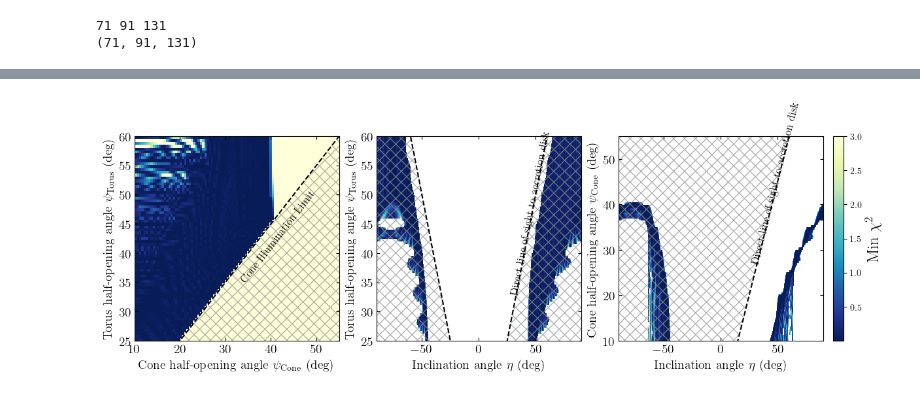
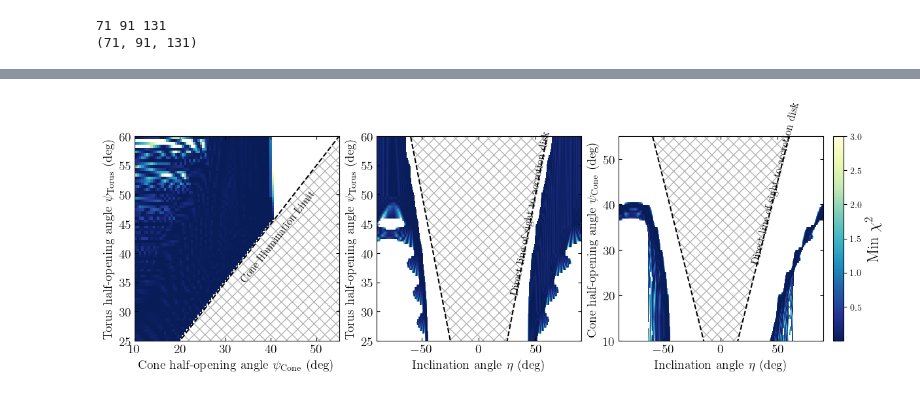
Before and after one commit to rjassef/Impol_BHDs_repo, a Jupyter notebook: plots/SKIRTOR_fit_onesided/fit_pfrac.W0204.ipynb, the cells around one changed output, grey strips where cells are left out. Saved outputs shown, nothing was run; the diff lists cells and outputs as text; code cells hidden in the pictures.

Commit message:
Improved plotting

```diff
--- a/plots/SKIRTOR_fit_onesided/fit_pfrac.W0204.ipynb
+++ b/plots/SKIRTOR_fit_onesided/fit_pfrac.W0204.ipynb
@@ -231,7 +231,7 @@ chi2_use.mask[chi2_use>vmax] = True
 #Torus - Cone
 ax = axs[0]
 chi2_aux = np.min(chi2_use, axis=2)
-cb = ax.imshow(chi2_aux.data, origin='lower', vmin=vmin, vmax=vmax, cmap=cmap, extent=[np.min(cang_grid.value), np.max(cang_grid.value), np.min(tang_grid.value), np.max(tang_grid.value)])
+cb = ax.imshow(chi2_aux, origin='lower', vmin=vmin, vmax=vmax, cmap=cmap, extent=[np.min(cang_grid.value), np.max(cang_grid.value), np.min(tang_grid.value), np.max(tang_grid.value)])
 ax.set_xlim(ax.get_xlim())
 ax.set_ylim(ax.get_ylim())
 ax.plot(ax.get_xlim(), np.array(ax.get_xlim())+5, 'k--')
@@ -250,33 +250,36 @@ ax.imshow(chi2_aux, origin='lower', vmin=vmin, vmax=vmax, cmap=cmap, extent=[np.
 ax.set_xlim(ax.get_xlim())
 ax.set_ylim(ax.get_ylim())
 ax.plot(ax.get_xlim(), ax.get_xlim(), 'k--')
 ax.plot(ax.get_xlim(), -np.array(ax.get_xlim()), 'k--')
-ax.fill_between(ax.get_xlim(), -np.array(ax.get_xlim()), np.array(ax.get_xlim()), color="none", hatch="xx", edgecolor="xkcd:gray", linewidth=0.0, alpha=0.7)
+#ax.fill_between(ax.get_xlim(), -np.array(ax.get_xlim()), np.array(ax.get_xlim()), color="none", hatch="xx", edgecolor="xkcd:gray", linewidth=0.0, alpha=0.7)
+ax.fill_betweenx(ax.get_ylim(), -np.array(ax.get_ylim()), np.array(ax.get_ylim()), color="none", hatch="xx", edgecolor="xkcd:gray", linewidth=0.0, alpha=0.7)
 ax.set_xlabel(r"Inclination angle $\eta$ (deg)", fontsize=axis_label_fontsize)
 ax.set_ylabel(r"Torus half-opening angle $\psi_{\rm Torus}$ (deg)", fontsize=axis_label_fontsize)
 x0,x1 = ax.get_xlim()
 y0,y1 = ax.get_ylim()
 ax.set_aspect(abs(x1-x0)/abs(y1-y0))
 ax.text(28, 33, "Direct line of sight to accretion disk", rotation=np.arctan2(abs(x1-x0), abs(y1-y0))*180/np.pi, fontsize=12, weight='extra bold', fontfamily='sans-serif')
 
 #Cone - Inclination
 ax = axs[2]
 chi2_aux = np.min(chi2_use, axis=0)
 cb = plt.imshow(chi2_aux, origin='lower', vmin=vmin, vmax=vmax, cmap=cmap, extent=[np.min(iang_grid_extended.value), np.max(iang_grid_extended.value), np.min(cang_grid.value), np.max(cang_grid.value)])
 ax.set_xlim(ax.get_xlim())
 ax.set_ylim(ax.get_ylim())
 ax.plot(ax.get_xlim(), np.array(ax.get_xlim())-5, 'k--')
-ax.fill_between(ax.get_xlim(), np.array(ax.get_xlim())-5, ax.get_ylim()[1], color="none", hatch="xx", edgecolor="xkcd:gray", linewidth=0.0, alpha=0.7)
+ax.plot(ax.get_xlim(), -np.array(ax.get_xlim())-5, 'k--')
+#ax.fill_between(ax.get_xlim(), np.array(ax.get_xlim())-5, ax.get_ylim()[1], color="none", hatch="xx", edgecolor="xkcd:gray", linewidth=0.0, alpha=0.7)
+ax.fill_betweenx(ax.get_ylim(), -np.array(ax.get_ylim())-5, np.array(ax.get_ylim())+5, color="none", hatch="xx", edgecolor="xkcd:gray", linewidth=0.0, alpha=0.7)
 plt.xlabel(r"Inclination angle $\eta$ (deg)", fontsize=axis_label_fontsize)
 plt.ylabel(r"Cone half-opening angle $\psi_{\rm Cone}$ (deg)", fontsize=axis_label_fontsize)
 x0,x1 = ax.get_xlim()
 y0,y1 = ax.get_ylim()
 ax.set_aspect(abs(x1-x0)/abs(y1-y0))
 ax.text(27, 27, "Direct line of sight to accretion disk", rotation=np.arctan2(abs(x1-x0), abs(y1-y0))*180/np.pi, fontsize=12, weight='extra bold', fontfamily='sans-serif')
 
 fig.colorbar(cb, fraction=0.05).set_label(label=r'Min $\chi^2$',size=18)
 
 plt.show()
 fig.savefig("W0204_chi2maps.png", dpi=200, bbox_inches='tight')
 # %% [output]
-[figure, old version]
+[figure, new version]
```
Also changed, not shown: parts of 5 cells of this notebook, 2 other files.
